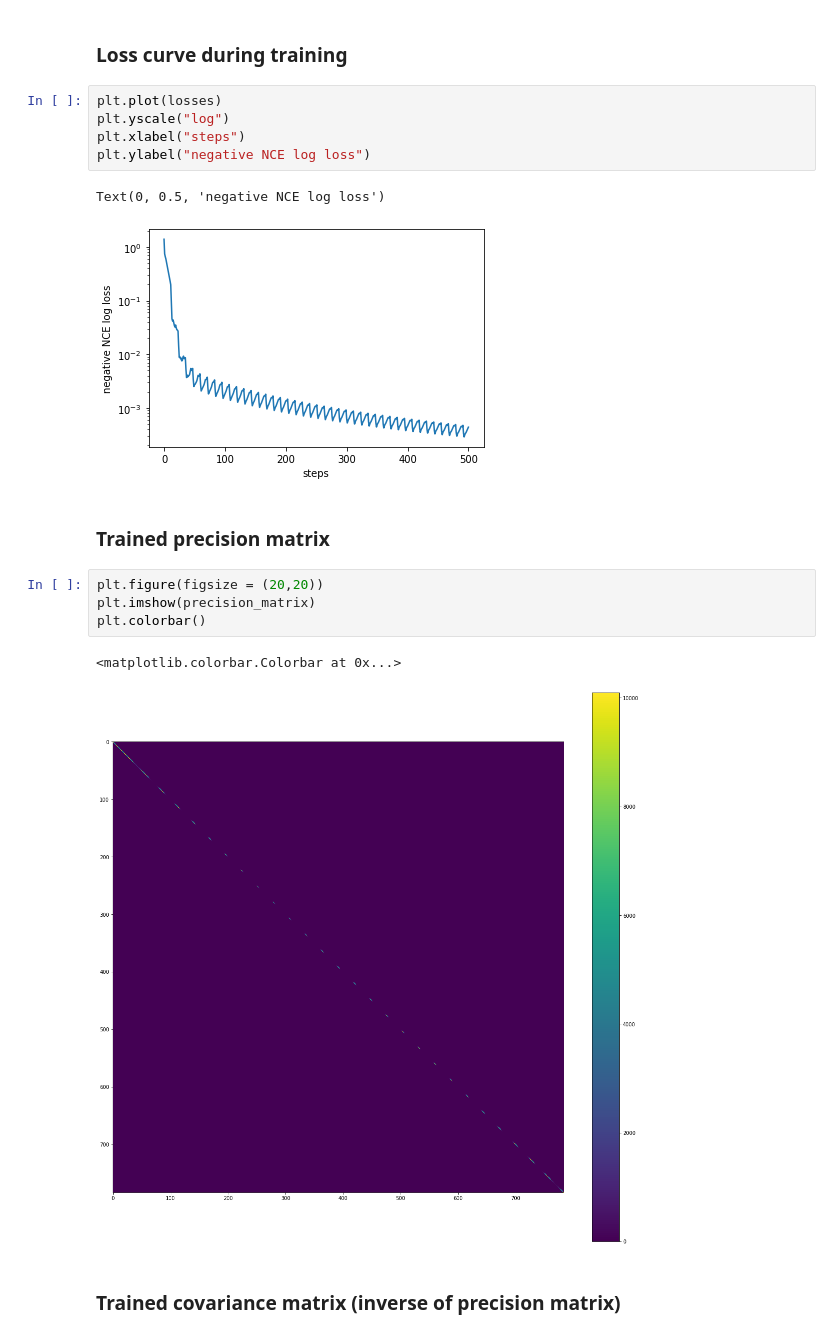
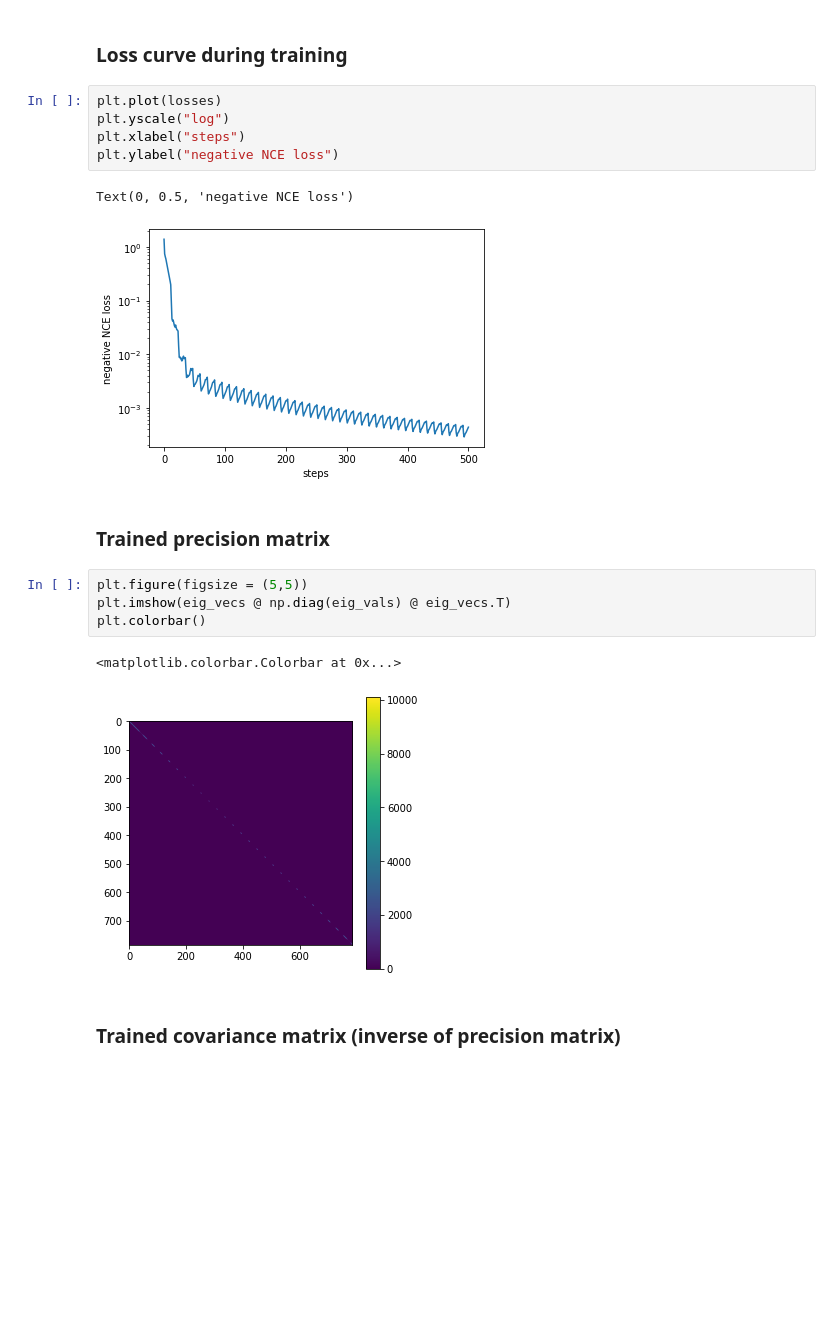
Before and after one commit to TobiasNorlund/learning-feature-representations, a Jupyter notebook: src/exercise1/Exercise 1 - NCE without masking.ipynb, the cells around one changed output. Cells and saved outputs as stored; diff of their text form; blank space fills up the shorter version.

```diff
--- a/src/exercise1/Exercise 1 - NCE without masking.ipynb
+++ b/src/exercise1/Exercise 1 - NCE without masking.ipynb
@@ -68,19 +68,19 @@ plt.imshow(minst_train[4].reshape(28,28) + mnist_mean.reshape(28,28), cmap='gray
 plt.plot(losses)
 plt.yscale("log")
 plt.xlabel("steps")
-plt.ylabel("negative NCE log loss")
+plt.ylabel("negative NCE loss")
 # %% [output]
-Text(0, 0.5, 'negative NCE log loss')
+Text(0, 0.5, 'negative NCE loss')
-[figure, old version]
+[figure, new version]
 # %% [markdown]
 ### Trained precision matrix
 # %%
-plt.figure(figsize = (20,20))
-plt.imshow(precision_matrix)
+plt.figure(figsize = (5,5))
+plt.imshow(eig_vecs @ np.diag(eig_vals) @ eig_vecs.T)
 plt.colorbar()
 # %% [output]
 <matplotlib.colorbar.Colorbar at 0x...>
-[figure, old version]
+[figure, new version]
 # %% [markdown]
 ### Trained covariance matrix (inverse of precision matrix)
 # %%
```
Also changed, not shown: parts of 1 cell of this notebook, 3 other files.
